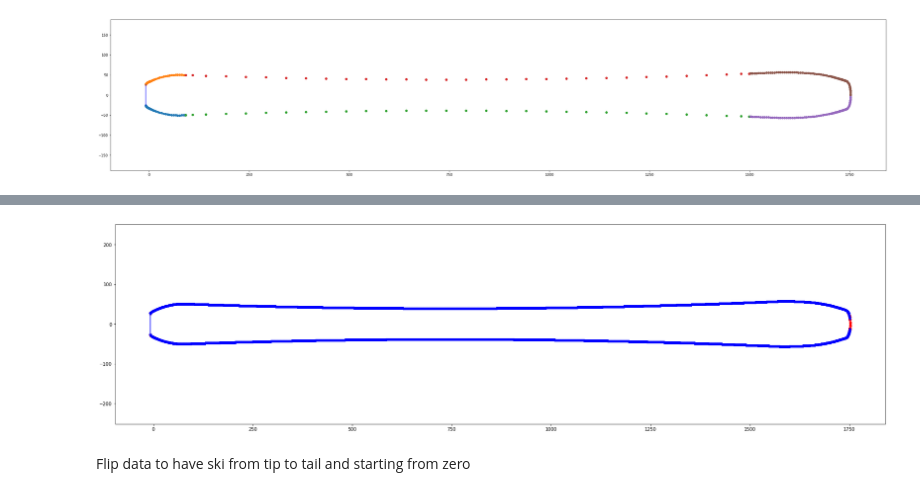
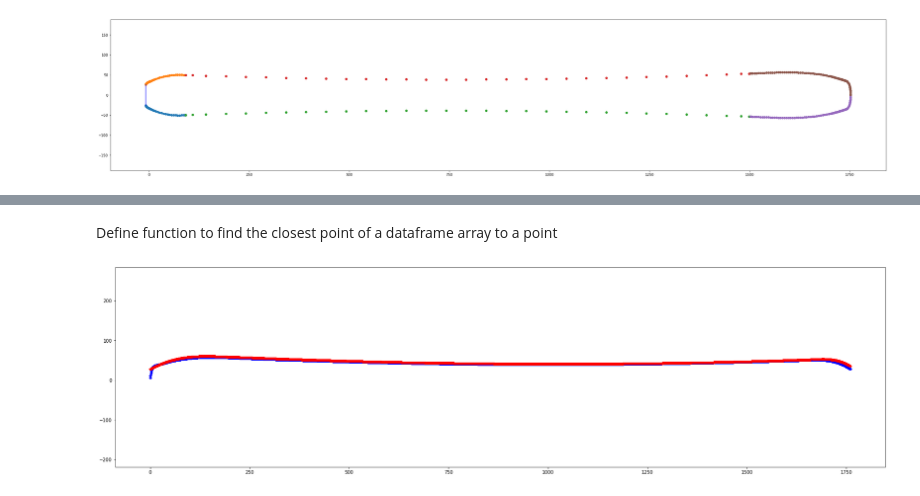
Before and after one commit to raphaFanti/skiScanner-DataLogger, a Jupyter notebook: Post processing/dxf files comparison.ipynb, the cells around one changed output, grey strips where cells are left out. Saved outputs shown, nothing was run; the diff lists cells and outputs as text; code cells hidden in the pictures.

```diff
--- a/Post processing/dxf files comparison.ipynb
+++ b/Post processing/dxf files comparison.ipynb
@@ -106,44 +146,82 @@ Fit control points and increase data density up to one point every cm
+# %% [markdown]
+Define function to find the closest point of a dataframe array to a point
+# %%
+def closest_point(point, df):
+    delta = 10
+    close_interval = df[abs(df-point) < delta]
+    min_dist = 1000 #initialise the minimum distance to a very high value
+    closest_value = [] #initialise a variable to save the closest point among the points in the interval
+    for j in range(1,len(close_interval)): #iterate over the selected interval
+
+        a = point
+        b = close_interval.iloc[j]
+
+        dist = np.linalg.norm(a-b)
+        if (dist < min_dist):
+            min_dist = dist
+            closest_value = b
+
+    return closest_value
 # %%
 plt.figure(figsize=(30, 8))
+tot_y_sensors = []
 tot_x = []
 tot_y = []
+#for each spline in the dxf file
 for spline in msp.query('SPLINE[layer=="2_Ski"]'):
 
+    start_point = []
+    end_point = []
+
     points = np.array(spline.control_points)
-    x_nodes = points[:,0]
+
+    x_nodes_RAW = points[:,0]
+    x_nodes = flipnshift(x_nodes_RAW, minimum, maximum)
+
     y_nodes = points[:,1]
 
-    if x_nodes[0]>x_nodes[1]:
+    if x_nodes[0] > x_nodes[1]:
         x_nodes = x_nodes[::-1]
         y_nodes = y_nodes[::-1]
         points = points[::-1]
 
-    #Plot control points coming from dxf file
-    plt.plot(np.array(spline.control_points)[:,0],np.array(spline.control_points)[:,1], '*r')
+    if y_nodes[1]> 0:
+        # Find closest start and end points in ski profile
+        start_point = closest_point(x_nodes[0],ski_profile['L'])
 
-    #For each spline create myspline from control_points
-    myspline = scipy.interpolate.UnivariateSpline(x_nodes, y_nodes, s=0)
-    myspline_knots = myspline.get_knots()
-    myspline_coeffs = myspline.get_coeffs()
+        end_point = closest_point(x_nodes[-1],ski_profile['L'])
 
-    #Myspline evaluation in more points
-    x = np.arange(x_nodes[0], x_nodes[-1], 0.5)
-    tot_x = np.append(tot_x, x)
+        #For each spline create myspline for sensors' data
+        section = ski_profile[['L','W']][ (ski_profile['L']>=start_point) & (ski_profile['L']<end_point)]
 
-    y_myspline = myspline(x)
-    tot_y = np.append(tot_y,y_myspline)
+        myspline_sensors = scipy.interpolate.UnivariateSpline(section['L'].to_numpy(), section['W'].to_numpy())
 
-    y_knots = myspline(myspline_knots)
+        #For each spline create myspline from control_points
+        myspline_dxf = scipy.interpolate.UnivariateSpline(x_nodes, y_nodes)
+        myspline_knots = myspline_dxf.get_knots()
+        myspline_coeffs = myspline_dxf.get_coeffs()
 
-    #plt.plot(x, y_myspline, 'b*', label='myspline')
+        #Oversampling
+        x = np.arange(x_nodes[0], x_nodes[-1], 0.5)
+        x = np.sort(x)
+        tot_x = np.append(tot_x, x)
 
-for line in msp.query('LINE[layer=="2_Ski"]'):
-    plt.plot([np.array(line.dxf.start)[0],np.array(line.dxf.end)[0]],[np.array(line.dxf.start)[1],np.array(line.dxf.end)[1]],'b-')
+        #Myspline evaluation in more points
+        y_myspline_dxf = myspline_dxf(x)
+        tot_y = np.append(tot_y,y_myspline_dxf)
 
-plt.plot(tot_x, tot_y, 'b*', label='myspline')
+        y_myspline_sensors = myspline_sensors(x)
+        tot_y_sensors = np.append(tot_y_sensors,y_myspline_sensors)
+
+        plt.plot(x, y_myspline_dxf, 'b*', label='myspline')
+        plt.plot(x, y_myspline_sensors, 'r*', label='myspline')
+        #plt.plot(x, -y_myspline_sensors, 'r*', label='myspline')
+
+#plt.plot(tot_x, tot_y, 'b*', label='myspline')
+#plt.plot(ski_profile['L'], ski_profile['W'], 'ro')
+#plt.plot(ski_profile['L'], -ski_profile['W'], 'ro')
+
 plt.axis('equal')
 plt.show()
 # %% [output]
-[figure, old version]
+[figure, new version]
-# %% [markdown]
-Flip data to have ski from tip to tail and starting from zero
```
Also changed, not shown: parts of 16 cells of this notebook.
